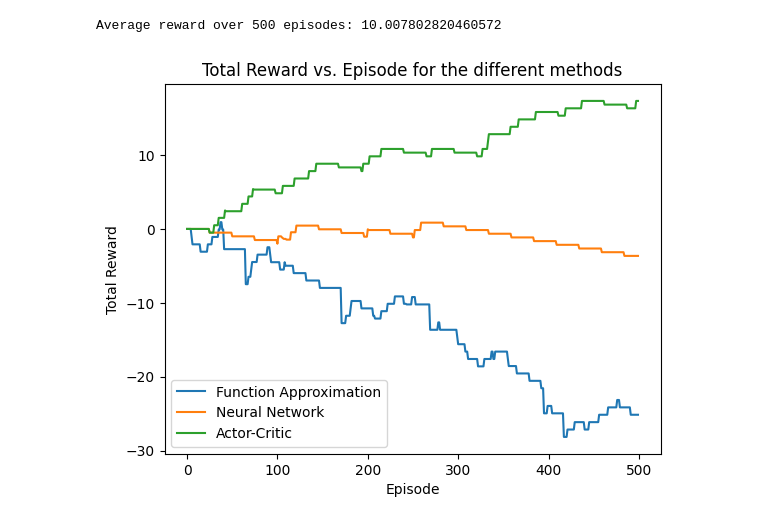
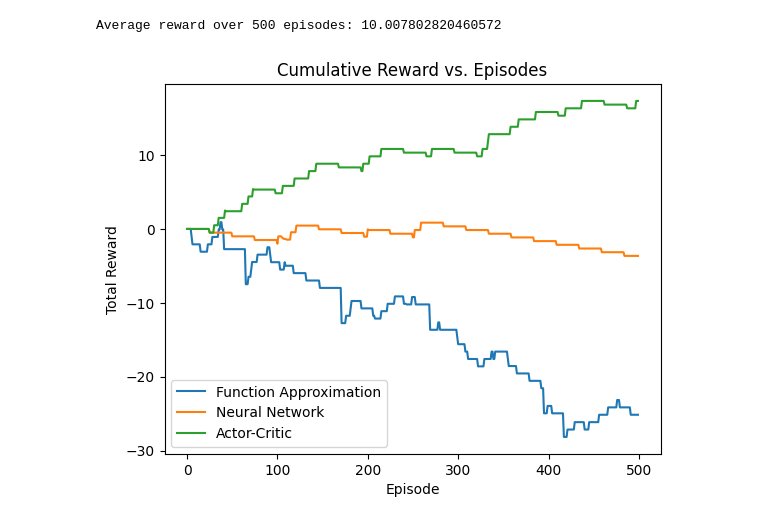
Before and after one commit to saraahmadi3/inf368, a Jupyter notebook: p5/cookie.ipynb, the cells around one changed output. Drawn from its saved outputs; the diff is of its cells as text; code cells hidden in the pictures.

```diff
--- a/p5/cookie.ipynb
+++ b/p5/cookie.ipynb
@@ -660,11 +660,11 @@ Average reward over 500 episodes: 10.007802820460572
 # %%
 plt.plot(func_rewards, label='Function Approximation')
 plt.plot(nn_rewards, label='Neural Network')
 plt.plot(act_rewards, label='Actor-Critic')
 plt.xlabel('Episode')
 plt.ylabel('Total Reward')
-plt.title('Total Reward vs. Episode for the different methods')
+plt.title('Cumulative Reward vs. Episodes')
 plt.legend()
 plt.show()
 # %% [output]
-[figure, old version]
+[figure, new version]
```
